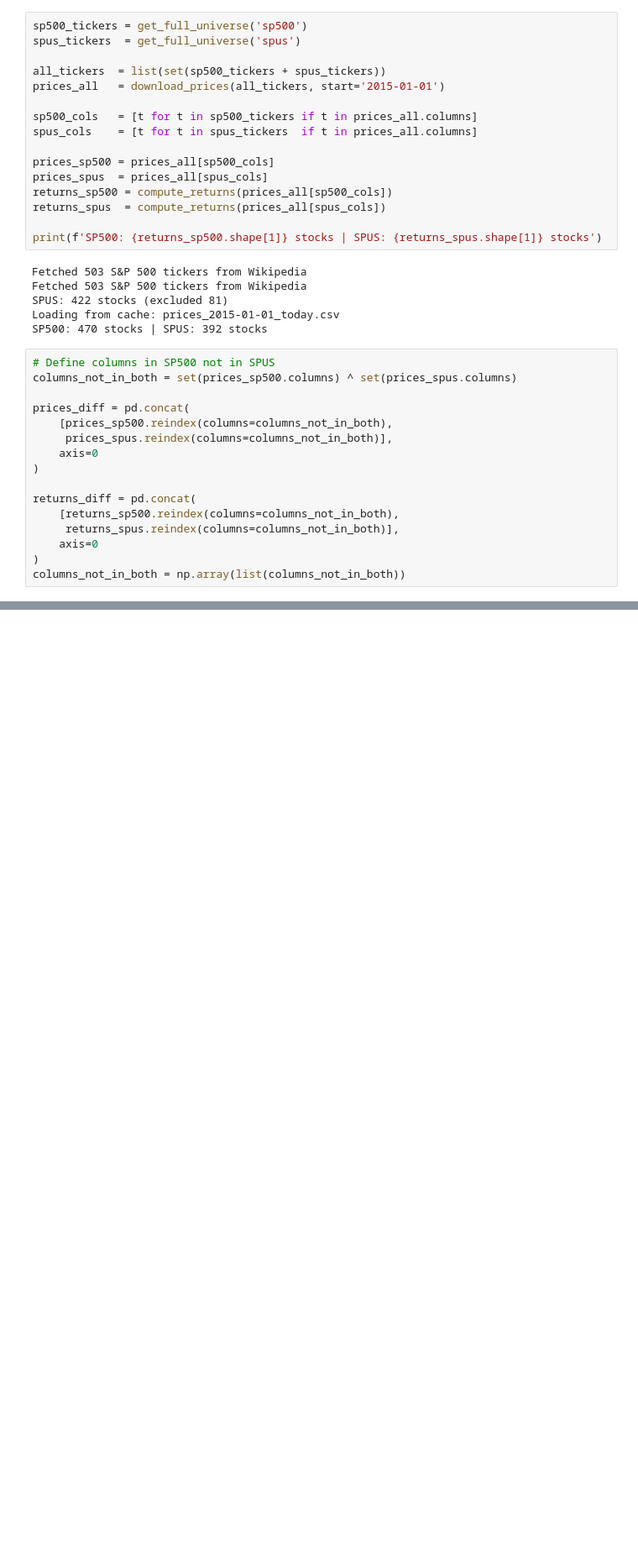
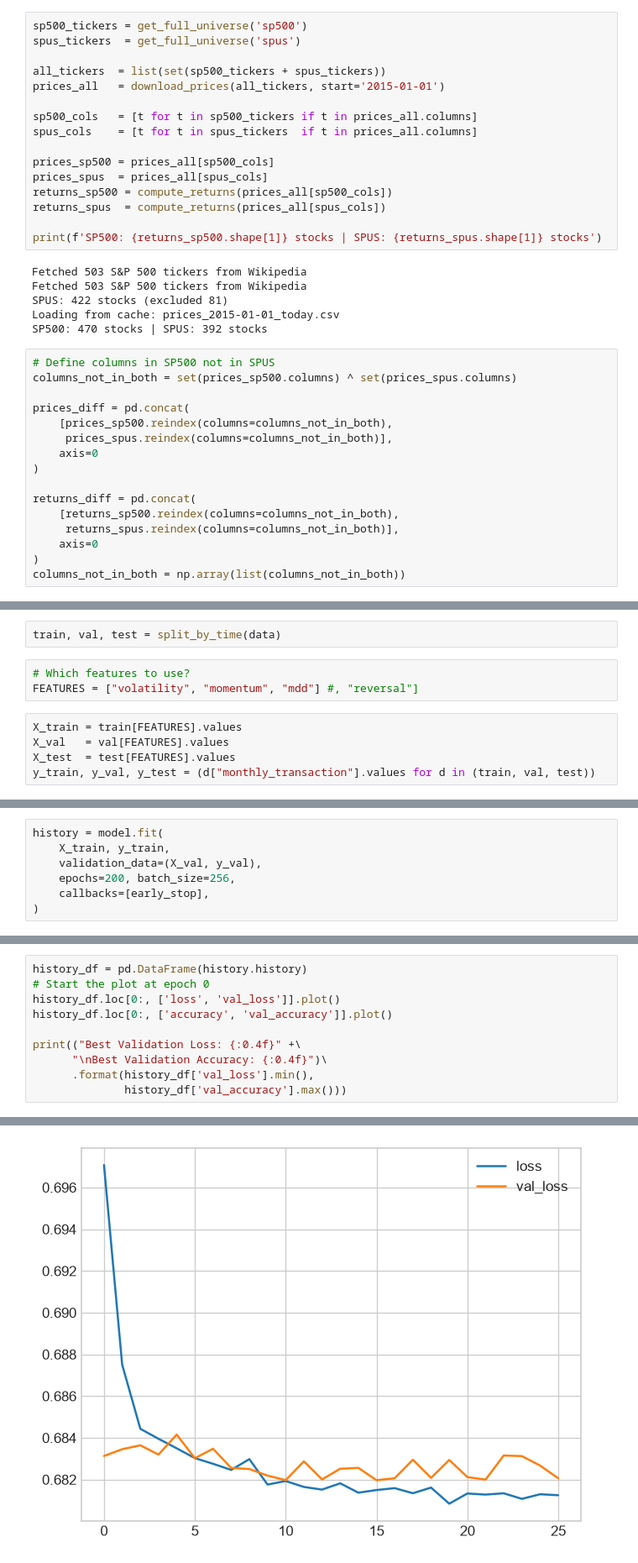
Before and after one commit to mahmoudahmedosman/quantitative_research_project, a Jupyter notebook: notebooks/03_strategies_models.ipynb, the cells around one changed output, grey strips where cells are left out. Shown at 84% size. Drawn from its saved outputs; the diff is of its cells as text; blank space fills up the shorter version.

```diff
--- a/notebooks/03_strategies_models.ipynb
+++ b/notebooks/03_strategies_models.ipynb
@@ -69,0 +218,10 @@ columns_not_in_both = np.array(list(columns_not_in_both))
+# %%
+train, val, test = split_by_time(data)
+# %%
+# Which features to use?
+FEATURES = ["volatility", "momentum", "mdd"] #, "reversal"]
+# %%
+X_train = train[FEATURES].values
+X_val   = val[FEATURES].values
+X_test  = test[FEATURES].values
+y_train, y_val, y_test = (d["monthly_transaction"].values for d in (train, val, test))
@@ -69,0 +284,7 @@ columns_not_in_both = np.array(list(columns_not_in_both))
+# %%
+history = model.fit(
+    X_train, y_train,
+    validation_data=(X_val, y_val),
+    epochs=200, batch_size=256,
+    callbacks=[early_stop],
+)
@@ -69,0 +309,11 @@ columns_not_in_both = np.array(list(columns_not_in_both))
+# %%
+history_df = pd.DataFrame(history.history)
+# Start the plot at epoch 0
+history_df.loc[0:, ['loss', 'val_loss']].plot()
+history_df.loc[0:, ['accuracy', 'val_accuracy']].plot()
+
+print(("Best Validation Loss: {:0.4f}" +\
+      "\nBest Validation Accuracy: {:0.4f}")\
+      .format(history_df['val_loss'].min(),
+              history_df['val_accuracy'].max()))
+# %% [output]
@@ -69,0 +322 @@ columns_not_in_both = np.array(list(columns_not_in_both))
+[figure, added]
```
Also changed, not shown: parts of 17 cells of this notebook.
